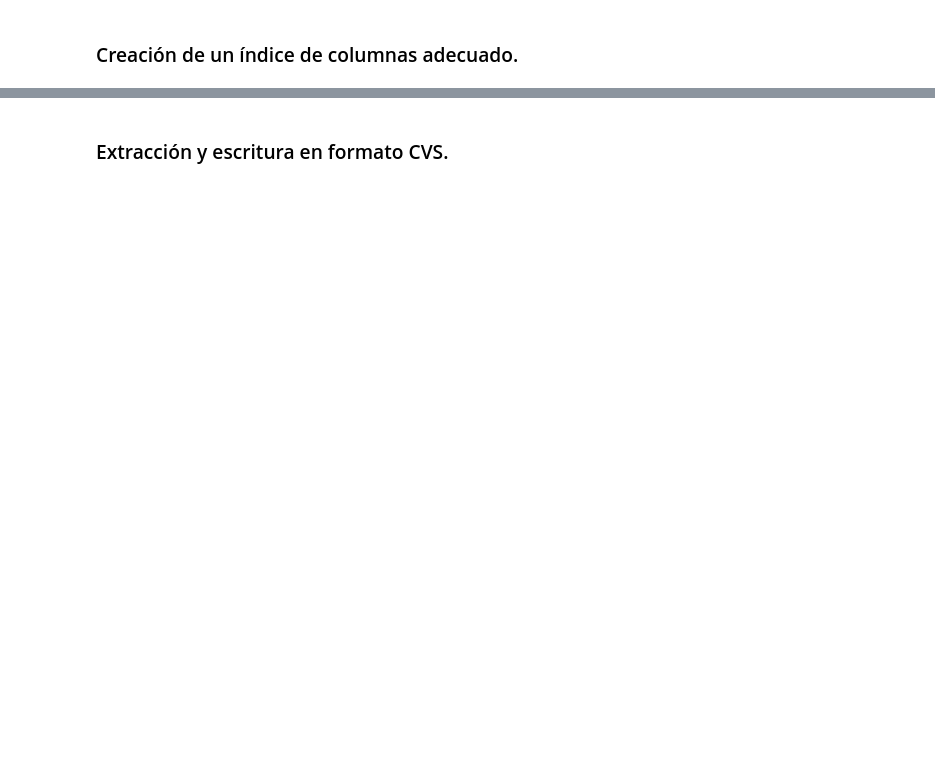
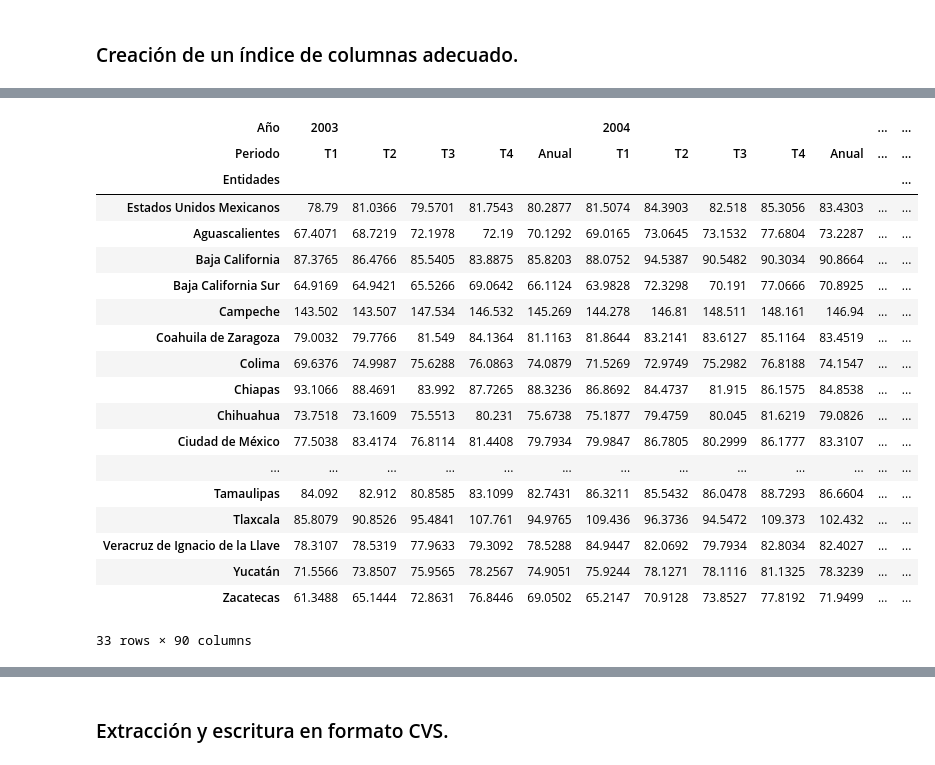
Before and after one commit to PythonistaMX/py311, a Jupyter notebook: 15_extraccion_y_almacenamiento.ipynb, the cells around one changed output, grey strips where cells are left out. Saved outputs shown, nothing was run; the diff lists cells and outputs as text; code cells hidden in the pictures; blank space fills up the shorter version.

```diff
--- a/15_extraccion_y_almacenamiento.ipynb
+++ b/15_extraccion_y_almacenamiento.ipynb
@@ -109,2 +263,2 @@ periodos
 # %%
-datos_filtrados.columns = periodos
+datos.columns = periodos
@@ -113 +265,24 @@ datos_filtrados
+# %%
+datos
+# %% [output]
+| Año | 2003 |  |  |  |  | 2004 |  |  |  |  | ... | ... |
+| Periodo | T1 | T2 | T3 | T4 | Anual | T1 | T2 | T3 | T4 | Anual | ... | ... |
+| Entidades |  |  |  |  |  |  |  |  |  |  |  | ... |
+| Estados Unidos Mexicanos | 78.79 | 81.0366 | 79.5701 | 81.7543 | 80.2877 | 81.5074 | 84.3903 | 82.518 | 85.3056 | 83.4303 | ... | ... |
+| Aguascalientes | 67.4071 | 68.7219 | 72.1978 | 72.19 | 70.1292 | 69.0165 | 73.0645 | 73.1532 | 77.6804 | 73.2287 | ... | ... |
+| Baja California | 87.3765 | 86.4766 | 85.5405 | 83.8875 | 85.8203 | 88.0752 | 94.5387 | 90.5482 | 90.3034 | 90.8664 | ... | ... |
+| Baja California Sur | 64.9169 | 64.9421 | 65.5266 | 69.0642 | 66.1124 | 63.9828 | 72.3298 | 70.191 | 77.0666 | 70.8925 | ... | ... |
+| Campeche | 143.502 | 143.507 | 147.534 | 146.532 | 145.269 | 144.278 | 146.81 | 148.511 | 148.161 | 146.94 | ... | ... |
+| Coahuila de Zaragoza | 79.0032 | 79.7766 | 81.549 | 84.1364 | 81.1163 | 81.8644 | 83.2141 | 83.6127 | 85.1164 | 83.4519 | ... | ... |
+| Colima | 69.6376 | 74.9987 | 75.6288 | 76.0863 | 74.0879 | 71.5269 | 72.9749 | 75.2982 | 76.8188 | 74.1547 | ... | ... |
+| Chiapas | 93.1066 | 88.4691 | 83.992 | 87.7265 | 88.3236 | 86.8692 | 84.4737 | 81.915 | 86.1575 | 84.8538 | ... | ... |
+| Chihuahua | 73.7518 | 73.1609 | 75.5513 | 80.231 | 75.6738 | 75.1877 | 79.4759 | 80.045 | 81.6219 | 79.0826 | ... | ... |
+| Ciudad de México | 77.5038 | 83.4174 | 76.8114 | 81.4408 | 79.7934 | 79.9847 | 86.7805 | 80.2999 | 86.1777 | 83.3107 | ... | ... |
+| ... | ... | ... | ... | ... | ... | ... | ... | ... | ... | ... | ... | ... |
+| Tamaulipas | 84.092 | 82.912 | 80.8585 | 83.1099 | 82.7431 | 86.3211 | 85.5432 | 86.0478 | 88.7293 | 86.6604 | ... | ... |
+| Tlaxcala | 85.8079 | 90.8526 | 95.4841 | 107.761 | 94.9765 | 109.436 | 96.3736 | 94.5472 | 109.373 | 102.432 | ... | ... |
+| Veracruz de Ignacio de la Llave | 78.3107 | 78.5319 | 77.9633 | 79.3092 | 78.5288 | 84.9447 | 82.0692 | 79.7934 | 82.8034 | 82.4027 | ... | ... |
+| Yucatán | 71.5566 | 73.8507 | 75.9565 | 78.2567 | 74.9051 | 75.9244 | 78.1271 | 78.1116 | 81.1325 | 78.3239 | ... | ... |
+| Zacatecas | 61.3488 | 65.1444 | 72.8631 | 76.8446 | 69.0502 | 65.2147 | 70.9128 | 73.8527 | 77.8192 | 71.9499 | ... | ... |
+33 rows × 90 columns
 # %%
```
Also changed, not shown: parts of 24 cells of this notebook, 7 other files.
